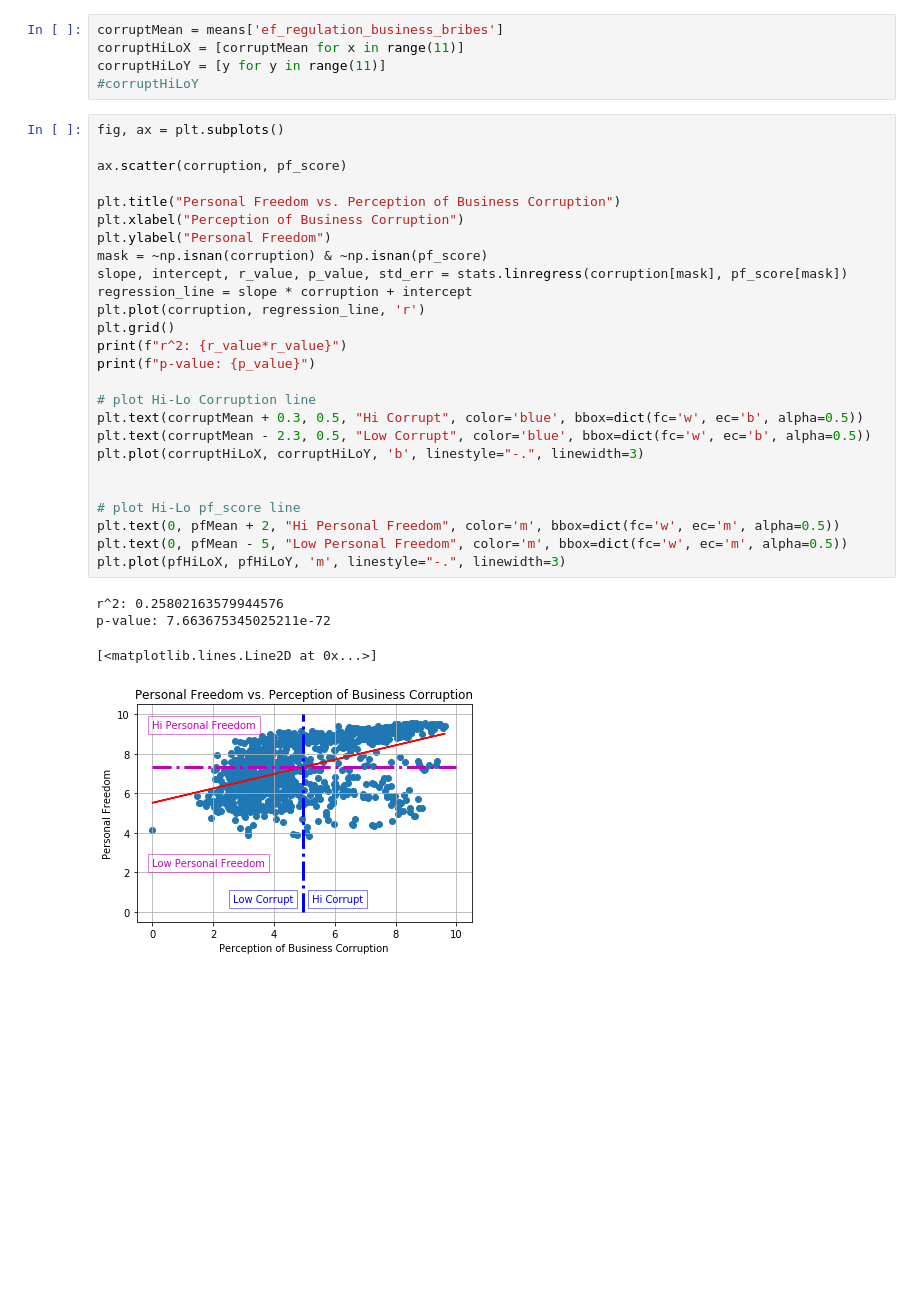
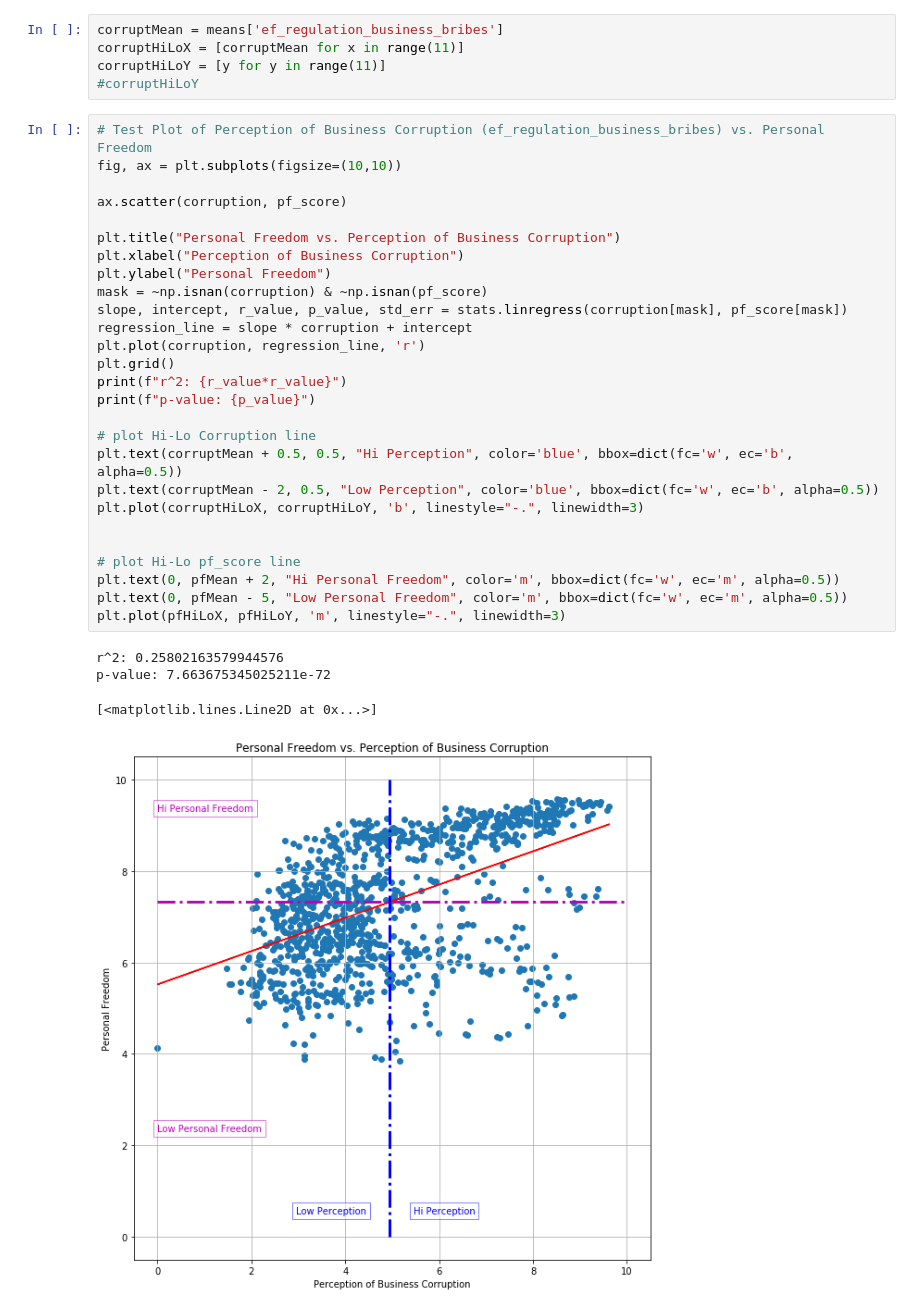
Before and after one commit to shamrockbandit/Project1_repo, a Jupyter notebook: bin_exploration.ipynb, the cells around one changed output. Saved outputs shown, nothing was run; the diff lists cells and outputs as text; blank space fills up the shorter version.

Commit message:
adjusted perception Hi-Lo label

```diff
--- a/bin_exploration.ipynb
+++ b/bin_exploration.ipynb
@@ -232,33 +232,34 @@ corruptHiLoX = [corruptMean for x in range(11)]
 corruptHiLoY = [y for y in range(11)]
 #corruptHiLoY
 # %%
-fig, ax = plt.subplots()
+# Test Plot of Perception of Business Corruption (ef_regulation_business_bribes) vs. Personal Freedom
+fig, ax = plt.subplots(figsize=(10,10))
 
 ax.scatter(corruption, pf_score)
 
 plt.title("Personal Freedom vs. Perception of Business Corruption")
 plt.xlabel("Perception of Business Corruption")
 plt.ylabel("Personal Freedom")
 mask = ~np.isnan(corruption) & ~np.isnan(pf_score)
 slope, intercept, r_value, p_value, std_err = stats.linregress(corruption[mask], pf_score[mask])
 regression_line = slope * corruption + intercept
 plt.plot(corruption, regression_line, 'r')
 plt.grid()
 print(f"r^2: {r_value*r_value}")
 print(f"p-value: {p_value}")
 
 # plot Hi-Lo Corruption line
-plt.text(corruptMean + 0.3, 0.5, "Hi Corrupt", color='blue', bbox=dict(fc='w', ec='b', alpha=0.5))
-plt.text(corruptMean - 2.3, 0.5, "Low Corrupt", color='blue', bbox=dict(fc='w', ec='b', alpha=0.5))
+plt.text(corruptMean + 0.5, 0.5, "Hi Perception", color='blue', bbox=dict(fc='w', ec='b', alpha=0.5))
+plt.text(corruptMean - 2, 0.5, "Low Perception", color='blue', bbox=dict(fc='w', ec='b', alpha=0.5))
 plt.plot(corruptHiLoX, corruptHiLoY, 'b', linestyle="-.", linewidth=3)
 
 
 # plot Hi-Lo pf_score line
 plt.text(0, pfMean + 2, "Hi Personal Freedom", color='m', bbox=dict(fc='w', ec='m', alpha=0.5))
 plt.text(0, pfMean - 5, "Low Personal Freedom", color='m', bbox=dict(fc='w', ec='m', alpha=0.5))
 plt.plot(pfHiLoX, pfHiLoY, 'm', linestyle="-.", linewidth=3)
 # %% [output]
 r^2: 0.25802163579944576
 p-value: 7.663675345025211e-72
 [<matplotlib.lines.Line2D at 0x...>]
-[figure, old version]
+[figure, new version]
```
